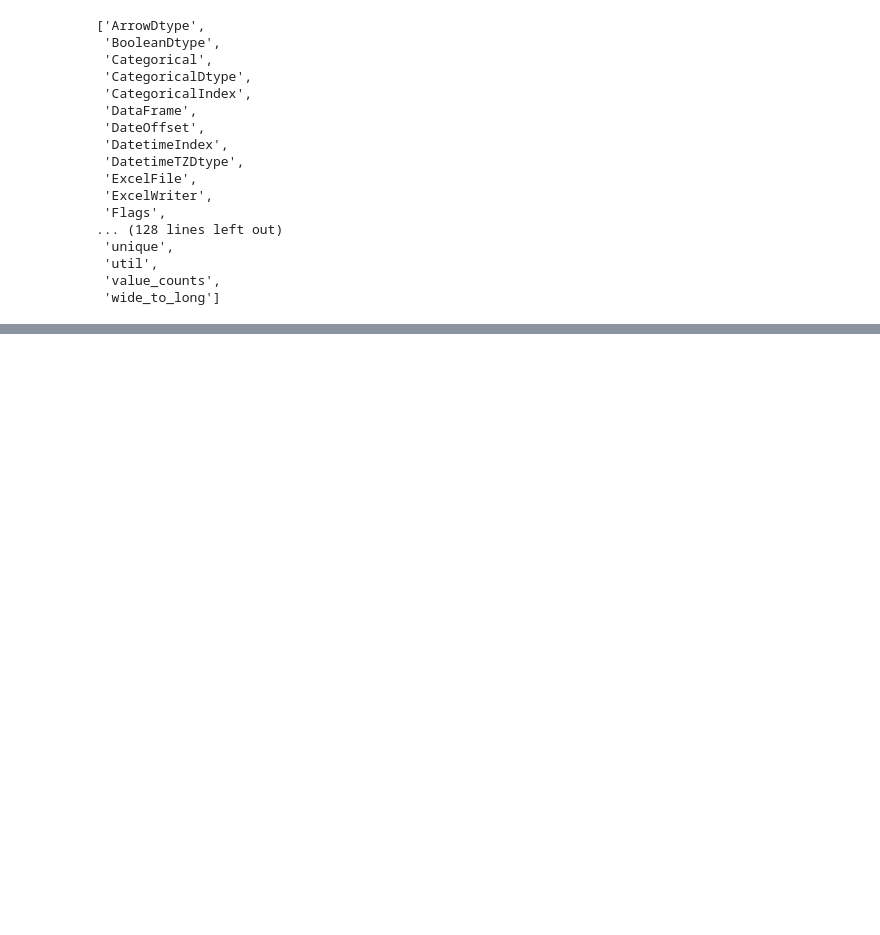
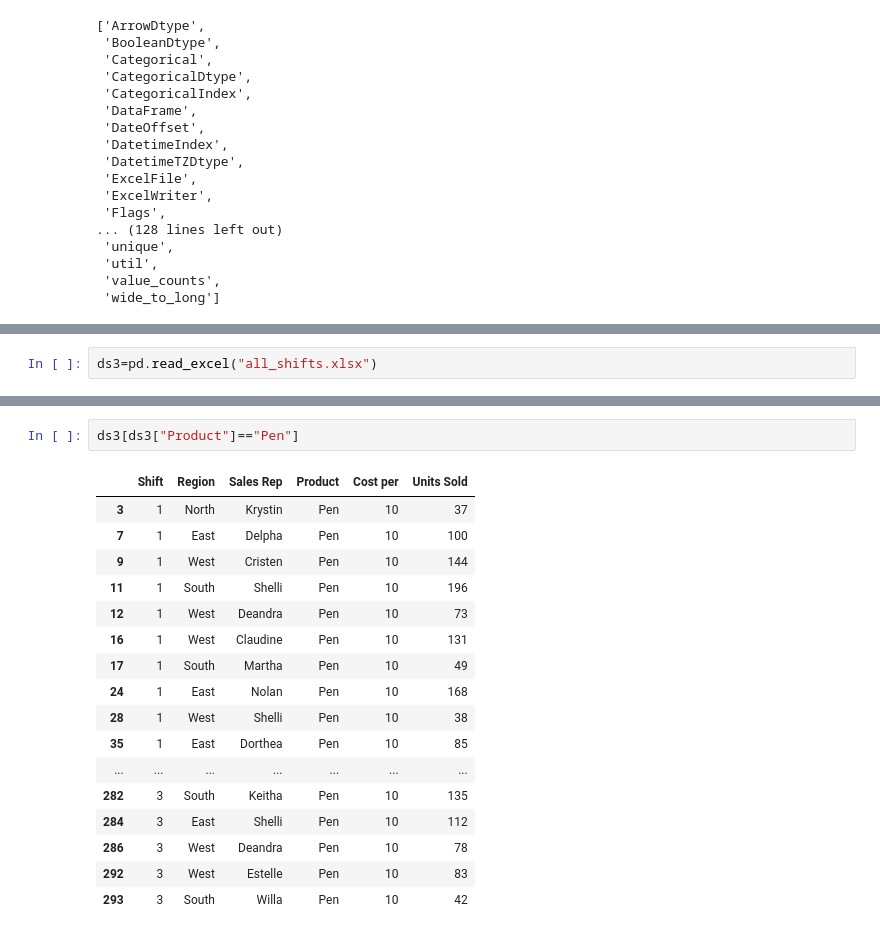
Before and after one commit to partha235/py_data_science, a Jupyter notebook: pandfu.ipynb, the cells around one changed output, grey strips where cells are left out. Drawn from its saved outputs; the diff is of its cells as text; blank space fills up the shorter version.

```diff
--- a/pandfu.ipynb
+++ b/pandfu.ipynb
@@ -45,0 +121,2 @@ dtype: int64
+# %%
+ds3=pd.read_excel("all_shifts.xlsx")
@@ -45,0 +173,20 @@ dtype: int64
+# %%
+ds3[ds3["Product"]=="Pen"]
+# %% [output]
+|  | Shift | Region | Sales Rep | Product | Cost per | Units Sold |
+| 3 | 1 | North | Krystin | Pen | 10 | 37 |
+| 7 | 1 | East | Delpha | Pen | 10 | 100 |
+| 9 | 1 | West | Cristen | Pen | 10 | 144 |
+| 11 | 1 | South | Shelli | Pen | 10 | 196 |
+| 12 | 1 | West | Deandra | Pen | 10 | 73 |
+| 16 | 1 | West | Claudine | Pen | 10 | 131 |
+| 17 | 1 | South | Martha | Pen | 10 | 49 |
+| 24 | 1 | East | Nolan | Pen | 10 | 168 |
+| 28 | 1 | West | Shelli | Pen | 10 | 38 |
+| 35 | 1 | East | Dorthea | Pen | 10 | 85 |
+| ... | ... | ... | ... | ... | ... | ... |
+| 282 | 3 | South | Keitha | Pen | 10 | 135 |
+| 284 | 3 | East | Shelli | Pen | 10 | 112 |
+| 286 | 3 | West | Deandra | Pen | 10 | 78 |
+| 292 | 3 | West | Estelle | Pen | 10 | 83 |
+| 293 | 3 | South | Willa | Pen | 10 | 42 |
```
Also changed, not shown: parts of 20 cells of this notebook, 2 other files.
